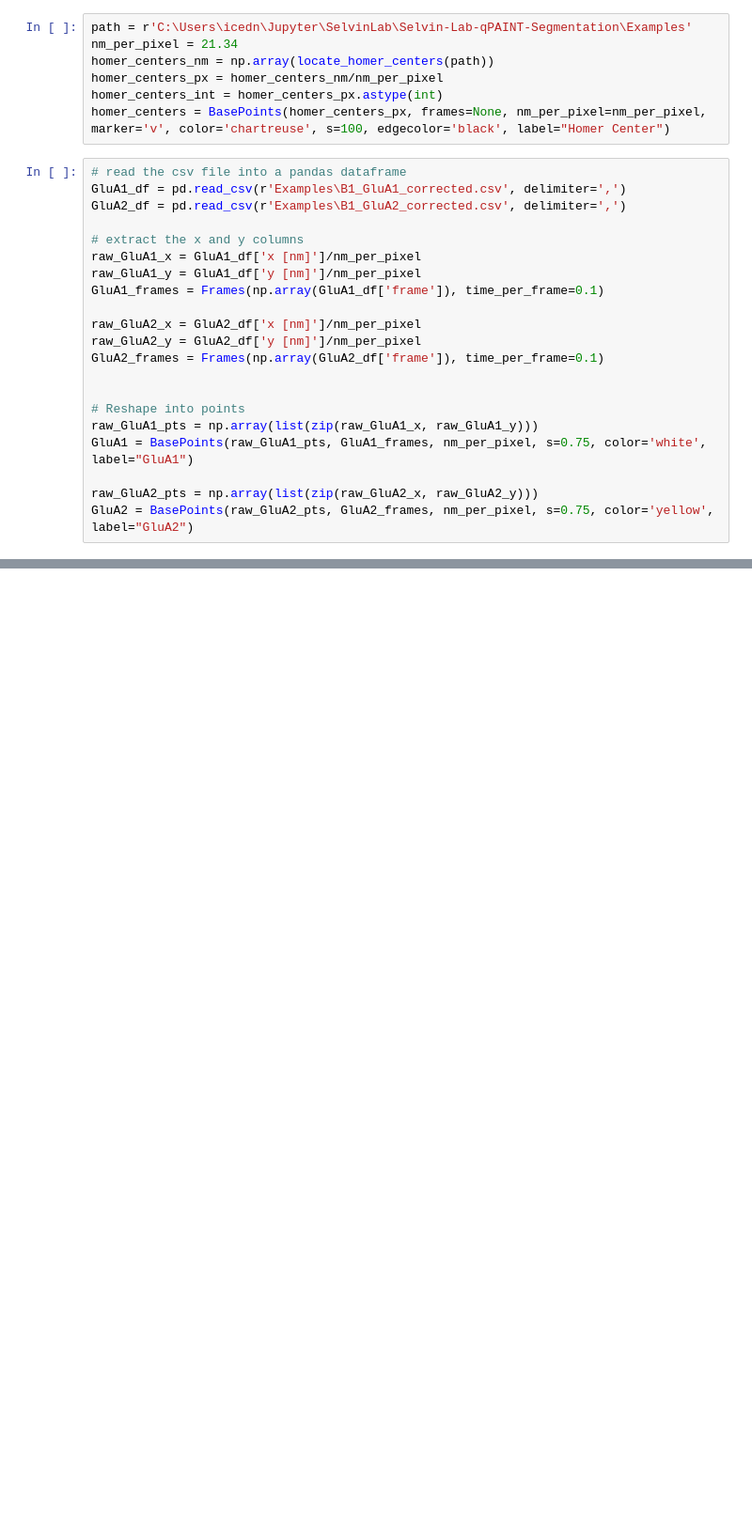
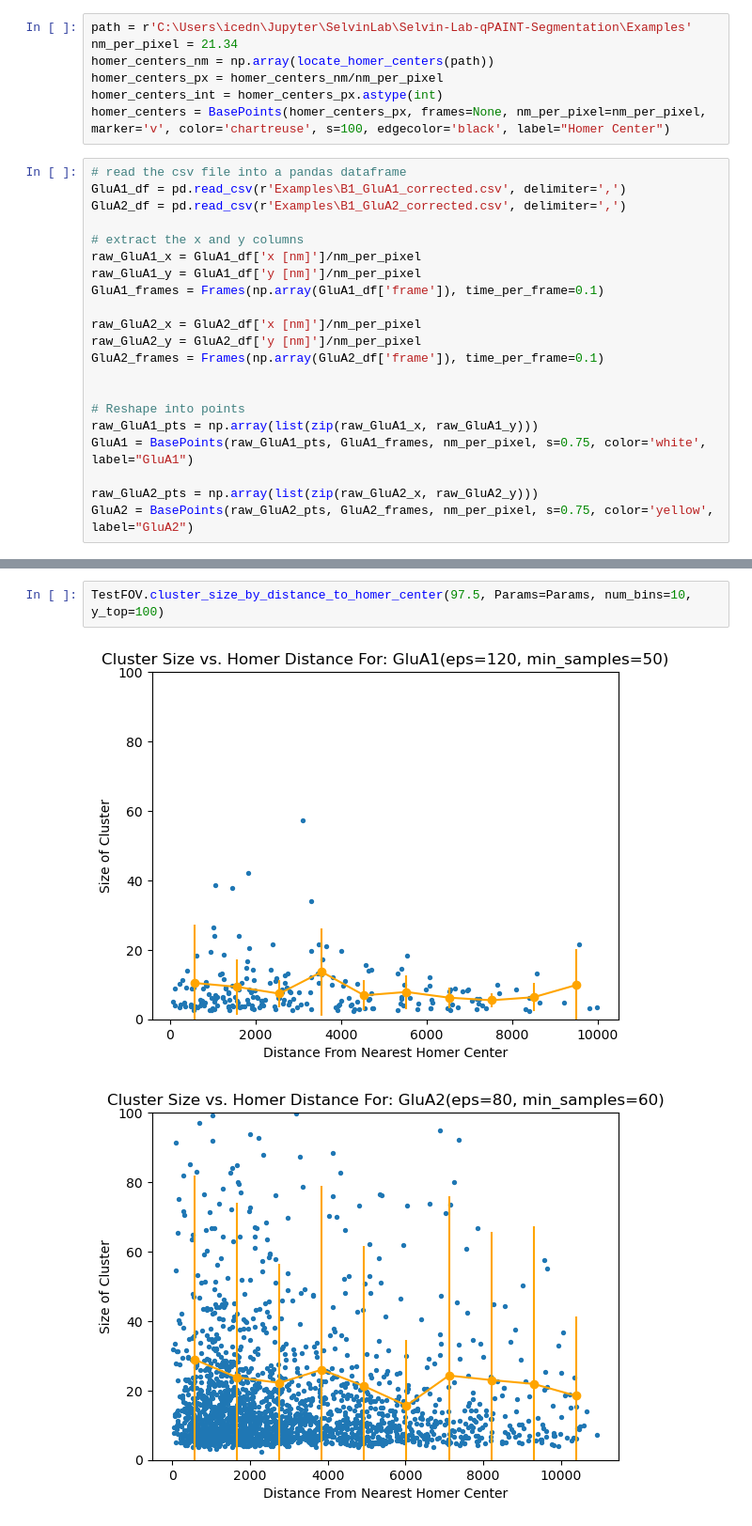
Before and after one commit to Max-Winga/Selvin-Lab-qPAINT-Segmentation, a Jupyter notebook: qPAINT Segmentation Code Rework 2.ipynb, the cells around one changed output, grey strips where cells are left out. Shown at 94% size. Drawn from its saved outputs; the diff is of its cells as text; blank space fills up the shorter version.

```diff
--- a/qPAINT Segmentation Code Rework 2.ipynb
+++ b/qPAINT Segmentation Code Rework 2.ipynb
@@ -908,0 +616,5 @@ plot_multi_level_clustering(multi_level_neighborhoods[index], all_points=raw_Glu
+# %%
+TestFOV.cluster_size_by_distance_to_homer_center(97.5, Params=Params, num_bins=10, y_top=100)
+# %% [output]
+[figure, added]
+[figure, added]
```
Also changed, not shown: parts of 25 cells of this notebook.
